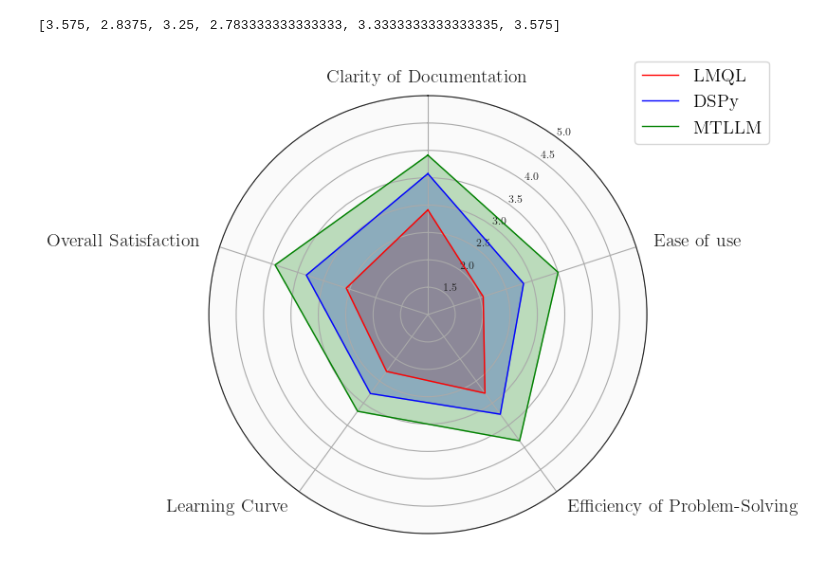
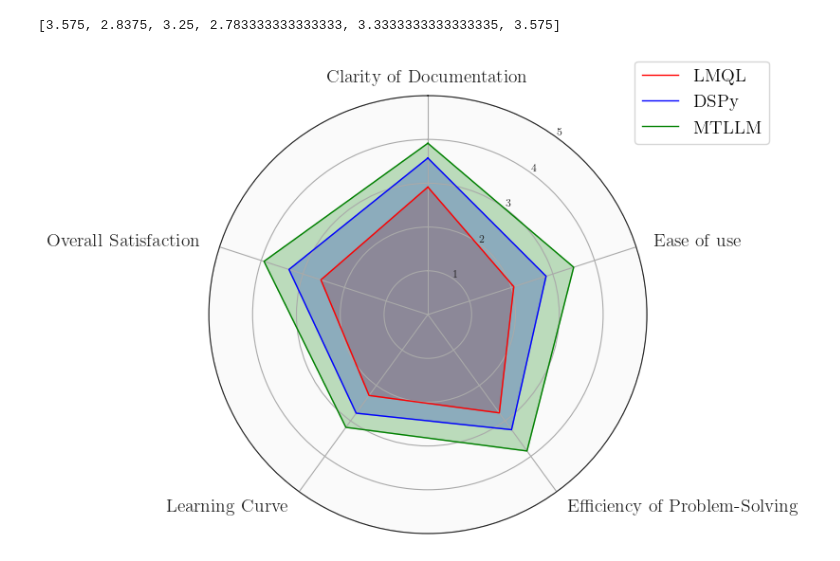
Before and after one commit to Jaseci-Labs/mtllm-evaluation, a Jupyter notebook: usabiity study/data.ipynb, the cells around one changed output. Cells and saved outputs as stored; diff of their text form; code cells hidden in the pictures.

```diff
--- a/usabiity study/data.ipynb
+++ b/usabiity study/data.ipynb
@@ -399,32 +400,32 @@ fig, ax = plt.subplots(figsize=(6, 6), subplot_kw=dict(polar=True))
 def add_to_radar(framework, color):
   values = average_scores.loc[framework].tolist()
   values += values[:1]
   ax.plot(angles, values, color=color, linewidth=1, label=framework)
   ax.fill(angles, values, color=color, alpha=0.25)
 
 for i,framework in enumerate(frameworks):
     add_to_radar(framework, colors[i])
 ax.set_theta_offset(np.pi / 2)
 ax.set_theta_direction(-1)
 ax.set_thetagrids(np.degrees(angles[:-1]), labels, fontsize=14)
 
 for label, angle in zip(ax.get_xticklabels(), angles):
   if angle in (0, np.pi):
     label.set_horizontalalignment('center')
   elif 0 < angle < np.pi:
     label.set_horizontalalignment('left')
   else:
     label.set_horizontalalignment('right')
 
-ax.set_ylim(1, 5)
+ax.set_ylim(0, 5)
 ax.set_rlabel_position(180 / num_vars)
 ax.tick_params(colors='#222222')
 ax.tick_params(axis='y', labelsize=8)
 ax.grid(color='#AAAAAA')
 ax.spines['polar'].set_color('#222222')
 ax.set_facecolor('#FAFAFA')
 
 ax.legend(loc='upper right', bbox_to_anchor=(1.3, 1.1), fontsize=14)
 plt.savefig('user_study_questionnaire_radar.png', dpi=300, bbox_inches='tight')
 # %% [output]
-[figure, old version]
+[figure, new version]
```
Also changed, not shown: parts of 1 cell of this notebook, 12 other files.
